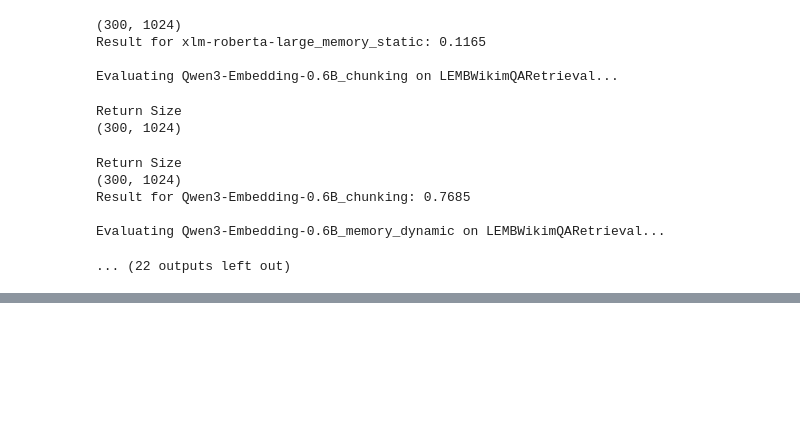
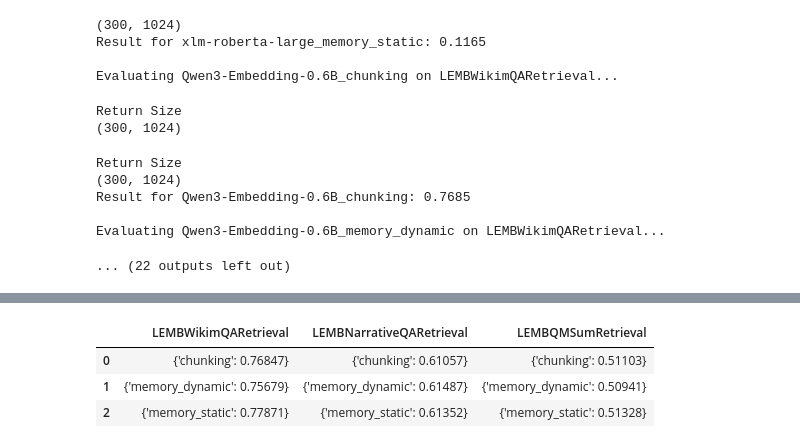
Before and after one commit to vinogradowvw/understanding-long-texts, a Jupyter notebook: nonparametric_approach.ipynb, the cells around one changed output, grey strips where cells are left out. Cells and saved outputs as stored; diff of their text form; code cells hidden in the pictures; blank space fills up the shorter version.

```diff
--- a/nonparametric_approach.ipynb
+++ b/nonparametric_approach.ipynb
@@ -963,0 +1117,7 @@ Evaluating Qwen3-Embedding-0.6B_memory_dynamic on LEMBWikimQARetrieval...
+# %%
+pd.DataFrame(results_table["Qwen3"])
+# %% [output]
+|  | LEMBWikimQARetrieval | LEMBNarrativeQARetrieval | LEMBQMSumRetrieval |
+| 0 | {'chunking': 0.76847} | {'chunking': 0.61057} | {'chunking': 0.51103} |
+| 1 | {'memory_dynamic': 0.75679} | {'memory_dynamic': 0.61487} | {'memory_dynamic': 0.50941} |
+| 2 | {'memory_static': 0.77871} | {'memory_static': 0.61352} | {'memory_static': 0.51328} |
```
Also changed, not shown: parts of 3 cells of this notebook.
